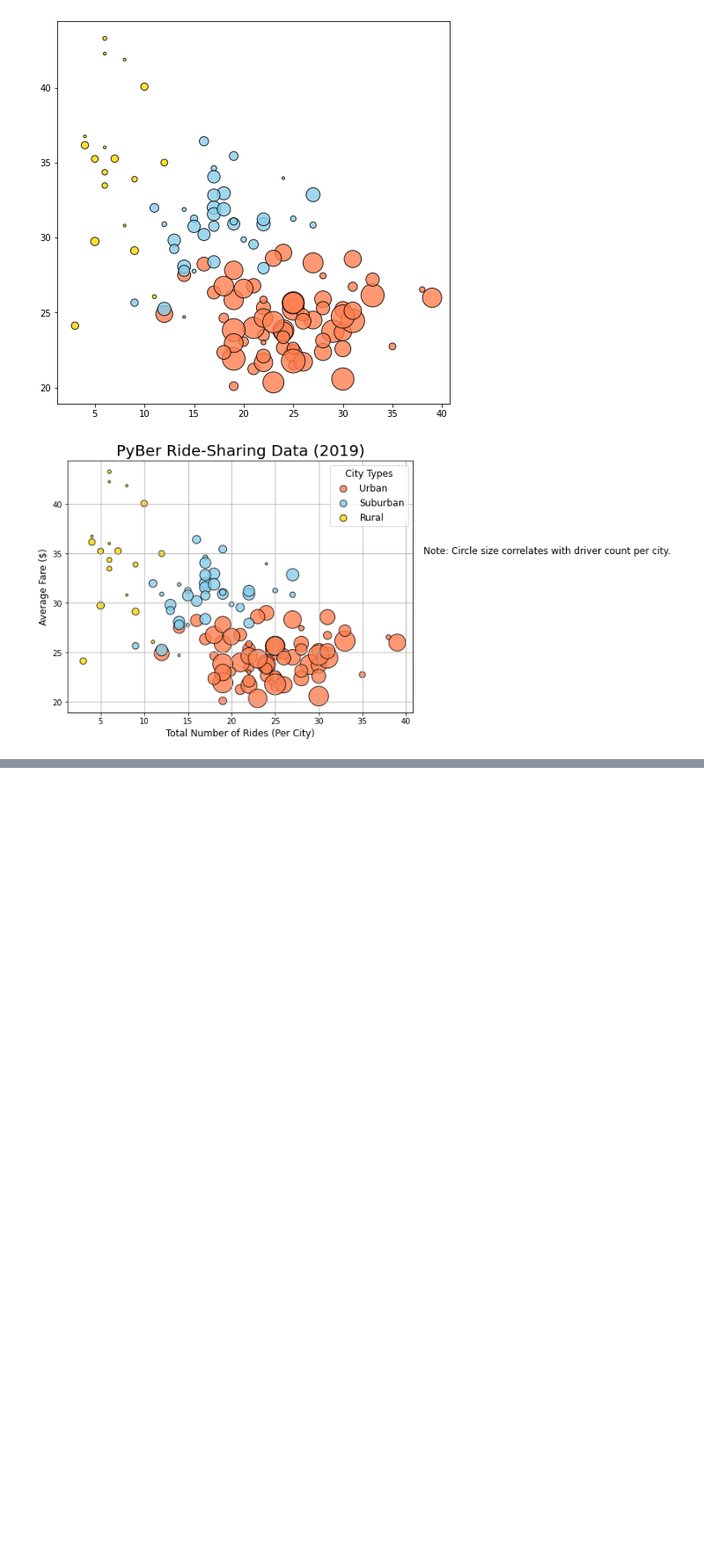
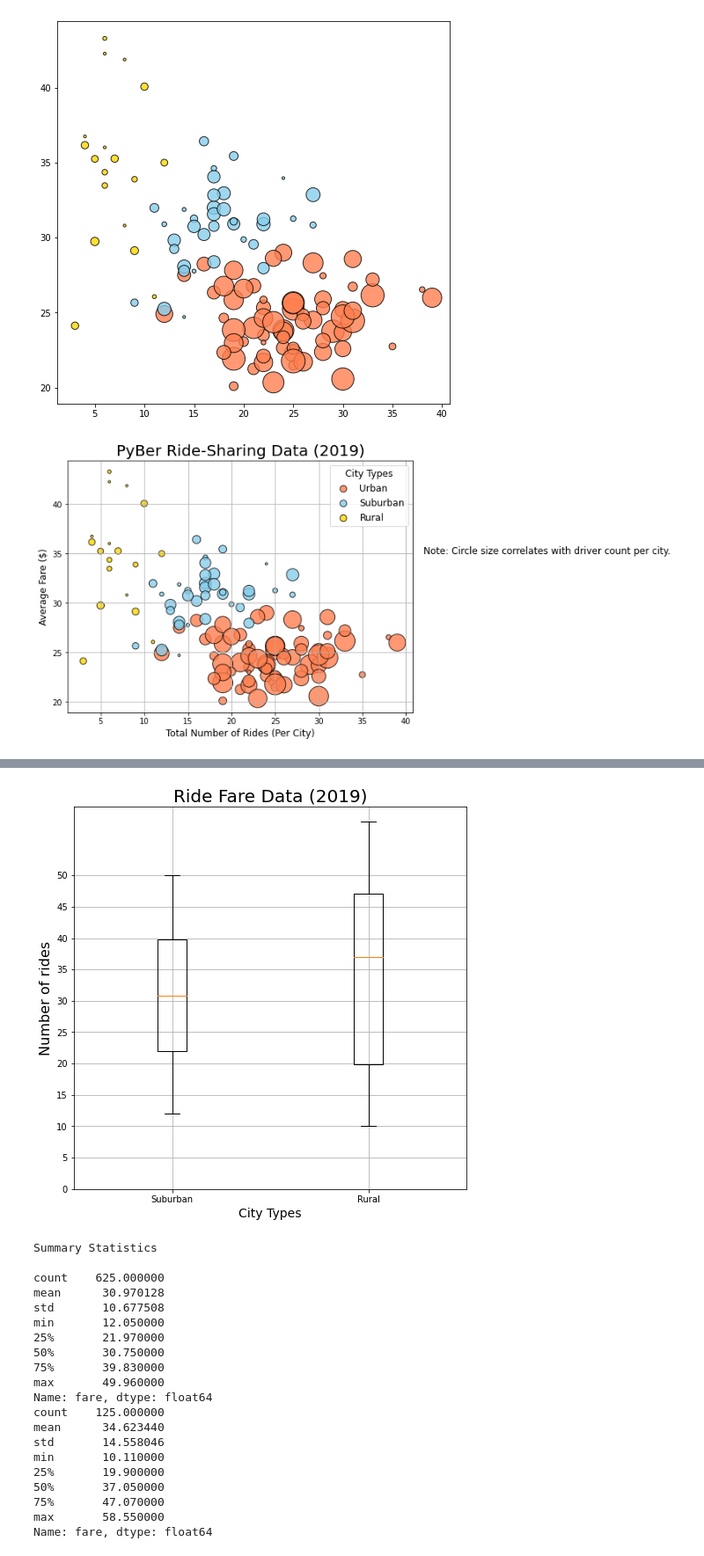
Before and after one commit to RichardYDepestre/Module-05_PyBer-with-Matplotlib, a Jupyter notebook: PyBer.ipynb, the cells around one changed output, grey strips where cells are left out. Shown at 88% size. Cells and saved outputs as stored; diff of their text form; code cells hidden in the pictures; blank space fills up the shorter version.

```diff
--- a/PyBer.ipynb
+++ b/PyBer.ipynb
@@ -256,0 +657,44 @@ plt.show()
+# %%
+# Create Box-and-Whisker Plot for the suburban ride fare data [5.4.4]
+fig, ax = plt.subplots(figsize=(8, 8))
+x_labels = ["Suburban", "Rural"]
+ride_fare_data = [suburban_fares, rural_fares]
+# print(ride_fare_data)
+# decorate graph
+ax.set_title("Ride Fare Data (2019)", fontsize=20)
+ax.set_xlabel("City Types", fontsize=14)
+ax.set_ylabel("Number of rides", fontsize=16)
+
+ax.grid()
+# specify plot type
+ax.boxplot(ride_fare_data, labels=x_labels)
+# set ticks on the y axis
+ax.set_yticks(np.arange(0, 51, step=5.0))
+# show grid
+
+plt.show()
+#
+print("Summary Statistics")
+print(f"\n{suburban_fares.describe()}\n" + f"{rural_fares.describe()}")
+# %% [output]
+[figure, added]
+Summary Statistics
+
+count    625.000000
+mean      30.970128
+std       10.677508
+min       12.050000
+25%       21.970000
+50%       30.750000
+75%       39.830000
+max       49.960000
+Name: fare, dtype: float64
+count    125.000000
+mean      34.623440
+std       14.558046
+min       10.110000
+25%       19.900000
+50%       37.050000
+75%       47.070000
+max       58.550000
+Name: fare, dtype: float64
```
Also changed, not shown: parts of 28 cells of this notebook, 5 other files.
